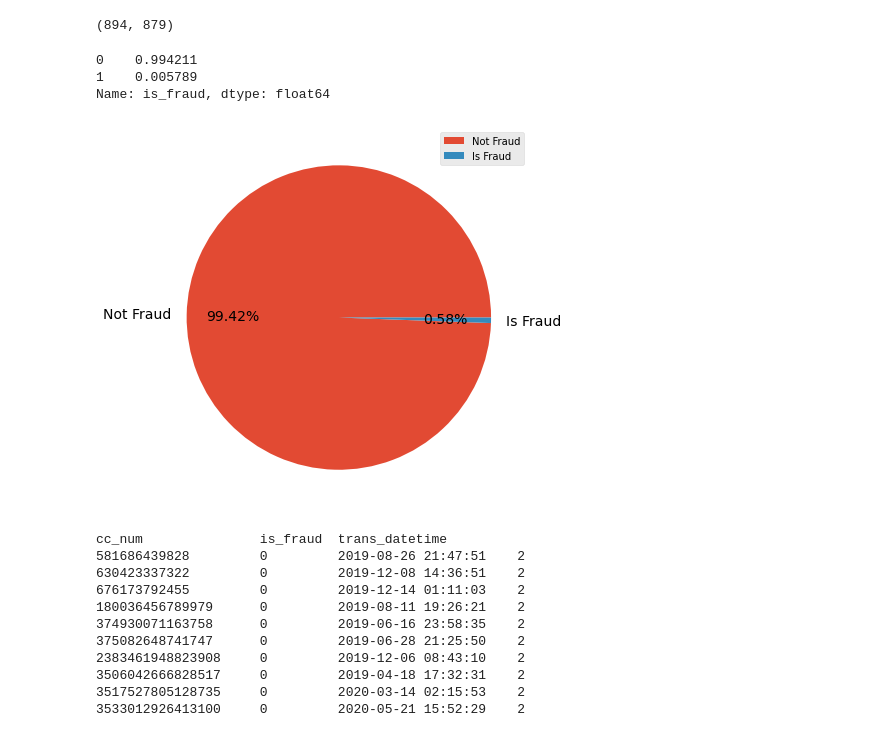
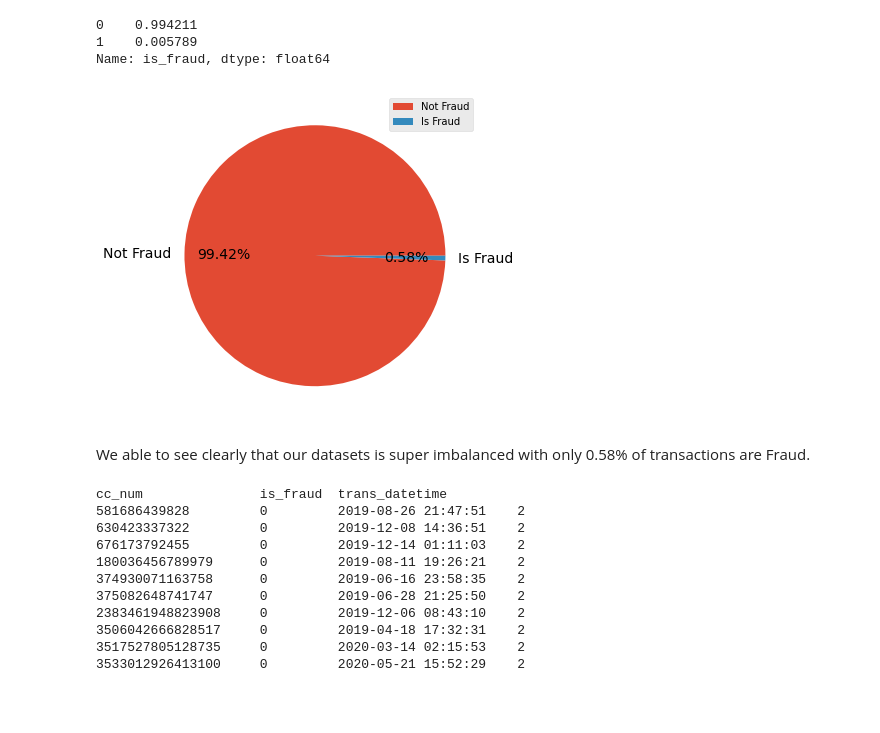
Before and after one commit to chuavincent89/ga_project, a Jupyter notebook: [WIP]-credit-card-fraud-detection/code/02_EDA_Feature_Engineering.ipynb, the cells around one changed output. Cells and saved outputs as stored; diff of their text form; code cells hidden in the pictures; blank space fills up the shorter version.

```diff
--- a/[WIP]-credit-card-fraud-detection/code/02_EDA_Feature_Engineering.ipynb
+++ b/[WIP]-credit-card-fraud-detection/code/02_EDA_Feature_Engineering.ipynb
@@ -49,7 +37,3 @@ train_cleaned[['city','city_pop']].sort_values('city')
-# %%
-train_cleaned['city'].nunique() , train_cleaned['city_pop'].nunique()
-# %% [output]
-(894, 879)
 # %%
 # One glance view of the datasets - Super Imbalance Datasets
 train_cleaned['is_fraud'].value_counts(normalize=True)
@@ -58,12 +42,14 @@ train_cleaned['is_fraud'].value_counts(normalize=True)
 1    0.005789
 Name: is_fraud, dtype: float64
 # %%
-plt.figure(figsize=(7,7))
+plt.figure(figsize=(6,6))
 plt.pie(train_cleaned['is_fraud'].value_counts(normalize=True),
          labels = ['Not Fraud','Is Fraud'], autopct='%.2f%%', pctdistance=0.7, textprops={'fontsize': 14})
 plt.legend();
 # %% [output]
-[figure, old version]
+[figure, new version]
+# %% [markdown]
+We able to see clearly that our datasets is super imbalanced with only 0.58% of transactions are Fraud.
 # %%
 # check transctions that occur same time by same credit card
 train_cleaned.groupby(['cc_num','is_fraud','trans_datetime'])['cc_num'].count()\
```
Also changed, not shown: parts of 309 cells of this notebook, 1 other file.
